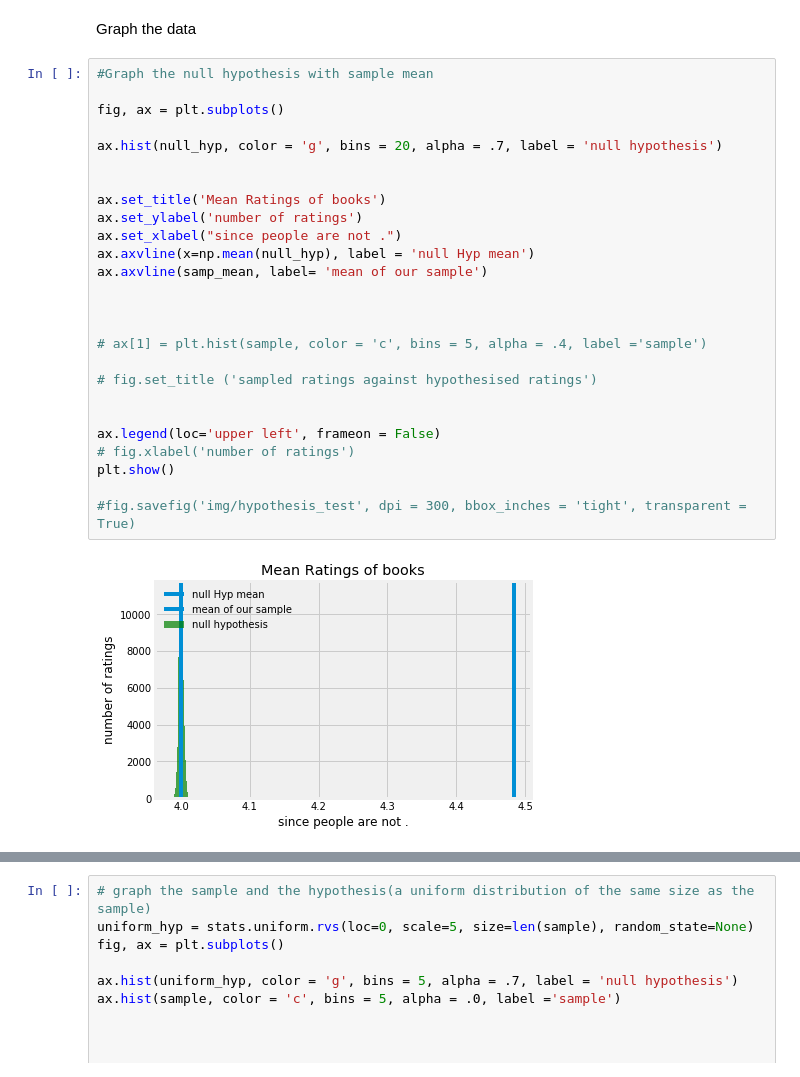
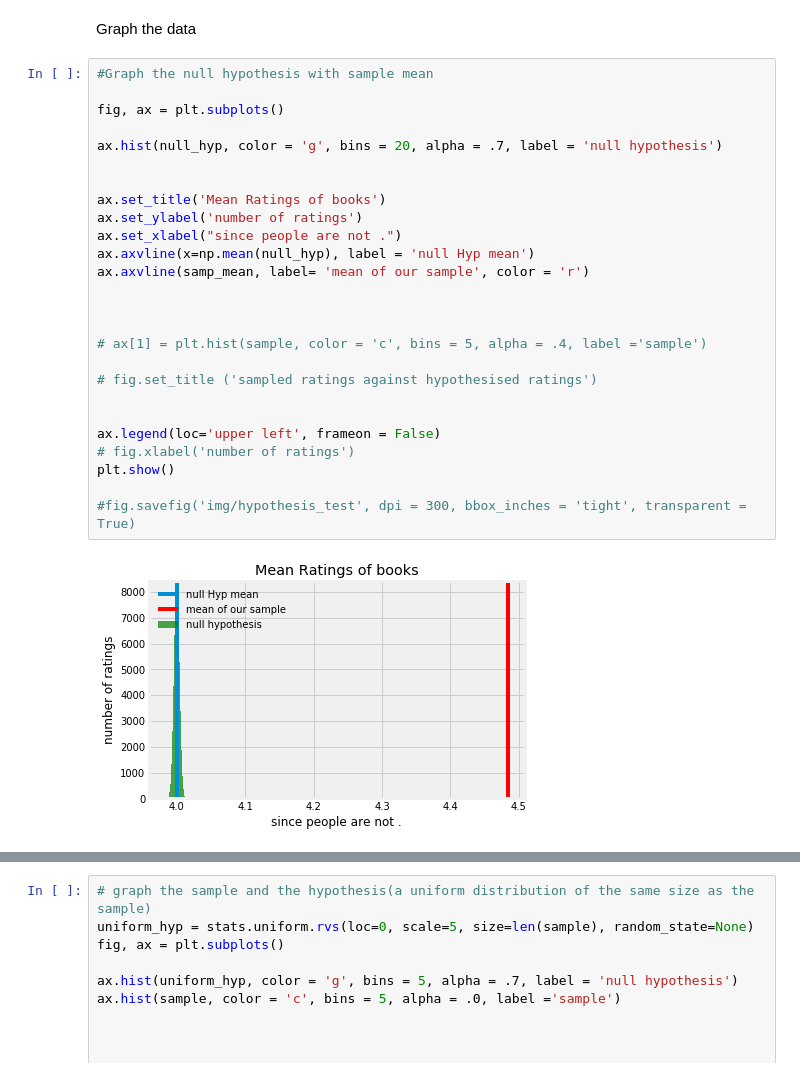
Before and after one commit to RnScully/Books, a Jupyter notebook: Pandas Hypothesis Testing and Graphers.ipynb, the cells around one changed output, grey strips where cells are left out. Drawn from its saved outputs; the diff is of its cells as text.

```diff
--- a/Pandas Hypothesis Testing and Graphers.ipynb
+++ b/Pandas Hypothesis Testing and Graphers.ipynb
@@ -107,31 +116,31 @@ Graph the data
 # %%
 #Graph the null hypothesis with sample mean
 
 fig, ax = plt.subplots()
 
 ax.hist(null_hyp, color = 'g', bins = 20, alpha = .7, label = 'null hypothesis')
 
 
 ax.set_title('Mean Ratings of books')
 ax.set_ylabel('number of ratings')
 ax.set_xlabel("since people are not .")
 ax.axvline(x=np.mean(null_hyp), label = 'null Hyp mean')
-ax.axvline(samp_mean, label= 'mean of our sample')
+ax.axvline(samp_mean, label= 'mean of our sample', color = 'r')
 
 
 
 # ax[1] = plt.hist(sample, color = 'c', bins = 5, alpha = .4, label ='sample')
 
 # fig.set_title ('sampled ratings against hypothesised ratings')
 
 
 ax.legend(loc='upper left', frameon = False)
 # fig.xlabel('number of ratings')
 plt.show()
 
 #fig.savefig('img/hypothesis_test', dpi = 300, bbox_inches = 'tight', transparent = True)
 # %% [output]
-[figure, old version]
+[figure, new version]
 # %%
 stats.ttest_1samp(sample, 4, axis=0, nan_policy='propagate')
 # %% [output]
```
Also changed, not shown: parts of 5 cells of this notebook, 6 other files.
